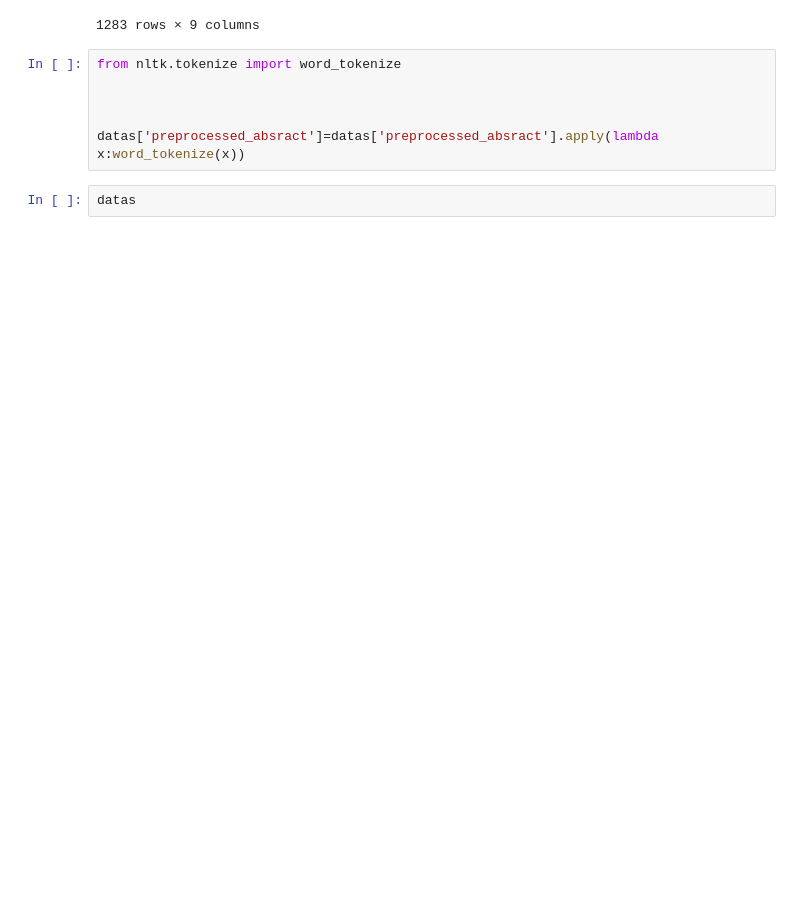
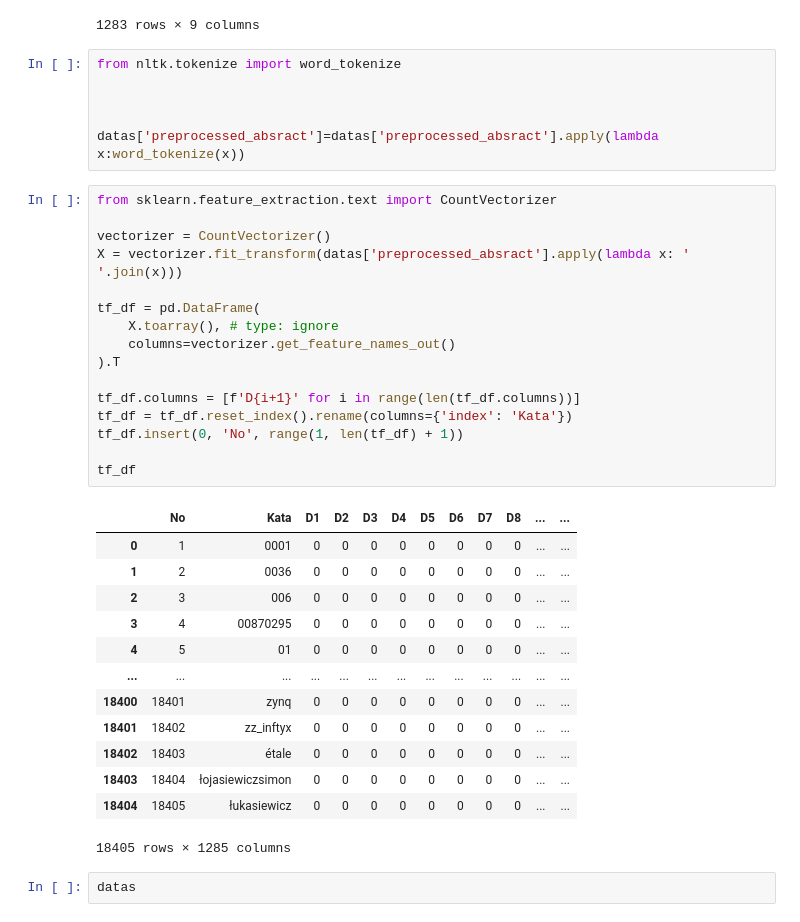
Before and after one commit to arxi-vinder/arxiv_backend_model, a Jupyter notebook: app/ml/preprocessing_data.ipynb, the cells around one changed output. Drawn from its saved outputs; the diff is of its cells as text; blank space fills up the shorter version.

Commit message:
feat:add term frequency table

```diff
--- a/app/ml/preprocessing_data.ipynb
+++ b/app/ml/preprocessing_data.ipynb
@@ -168,6 +168,36 @@ from nltk.tokenize import word_tokenize
 
 
 datas['preprocessed_absract']=datas['preprocessed_absract'].apply(lambda x:word_tokenize(x))
+# %%
+from sklearn.feature_extraction.text import CountVectorizer
+
+vectorizer = CountVectorizer()
+X = vectorizer.fit_transform(datas['preprocessed_absract'].apply(lambda x: ' '.join(x)))
+
+tf_df = pd.DataFrame(
+    X.toarray(), # type: ignore
+    columns=vectorizer.get_feature_names_out()
+).T
+
+tf_df.columns = [f'D{i+1}' for i in range(len(tf_df.columns))]
+tf_df = tf_df.reset_index().rename(columns={'index': 'Kata'})
+tf_df.insert(0, 'No', range(1, len(tf_df) + 1))
+
+tf_df
+# %% [output]
+|  | No | Kata | D1 | D2 | D3 | D4 | D5 | D6 | D7 | D8 | ... | ... |
+| 0 | 1 | 0001 | 0 | 0 | 0 | 0 | 0 | 0 | 0 | 0 | ... | ... |
+| 1 | 2 | 0036 | 0 | 0 | 0 | 0 | 0 | 0 | 0 | 0 | ... | ... |
+| 2 | 3 | 006 | 0 | 0 | 0 | 0 | 0 | 0 | 0 | 0 | ... | ... |
+| 3 | 4 | 00870295 | 0 | 0 | 0 | 0 | 0 | 0 | 0 | 0 | ... | ... |
+| 4 | 5 | 01 | 0 | 0 | 0 | 0 | 0 | 0 | 0 | 0 | ... | ... |
+| ... | ... | ... | ... | ... | ... | ... | ... | ... | ... | ... | ... | ... |
+| 18400 | 18401 | zynq | 0 | 0 | 0 | 0 | 0 | 0 | 0 | 0 | ... | ... |
+| 18401 | 18402 | zz_inftyx | 0 | 0 | 0 | 0 | 0 | 0 | 0 | 0 | ... | ... |
+| 18402 | 18403 | étale | 0 | 0 | 0 | 0 | 0 | 0 | 0 | 0 | ... | ... |
+| 18403 | 18404 | łojasiewiczsimon | 0 | 0 | 0 | 0 | 0 | 0 | 0 | 0 | ... | ... |
+| 18404 | 18405 | łukasiewicz | 0 | 0 | 0 | 0 | 0 | 0 | 0 | 0 | ... | ... |
+18405 rows × 1285 columns
 # %%
 datas
 # %% [output]
```
